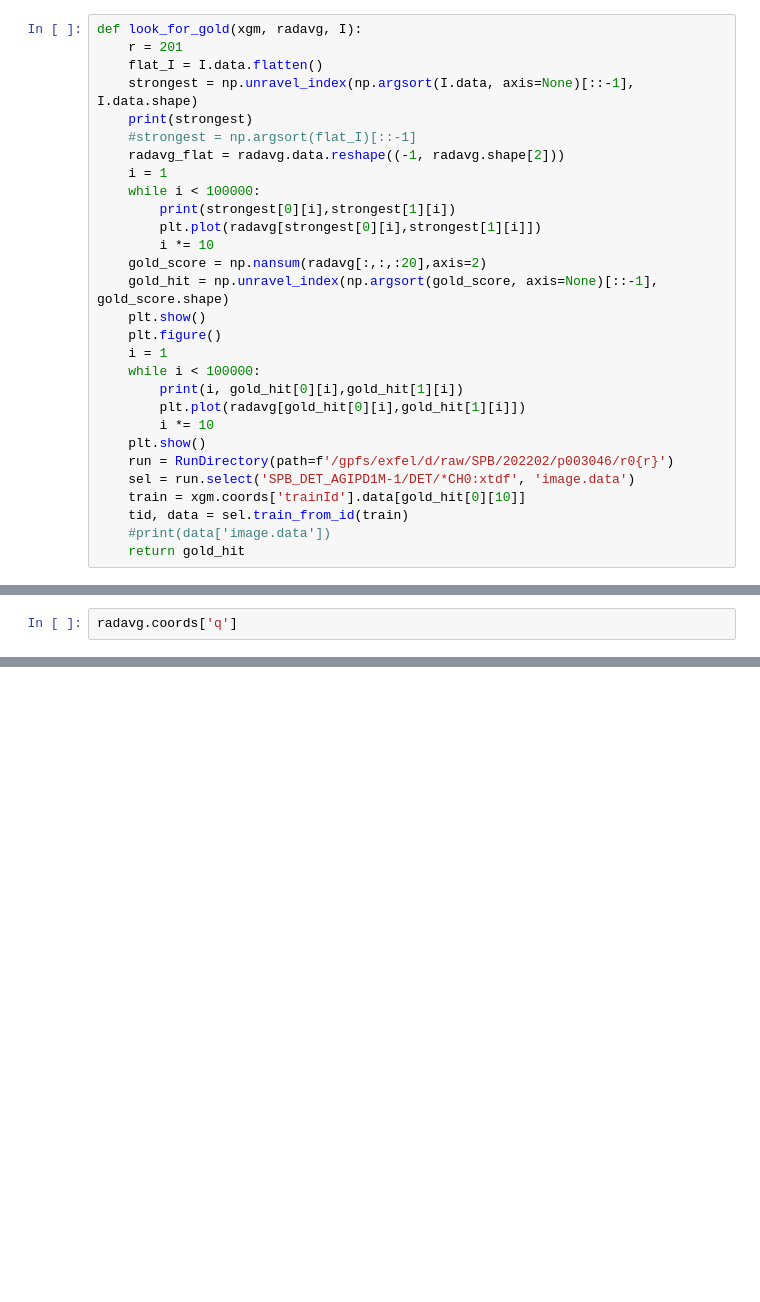
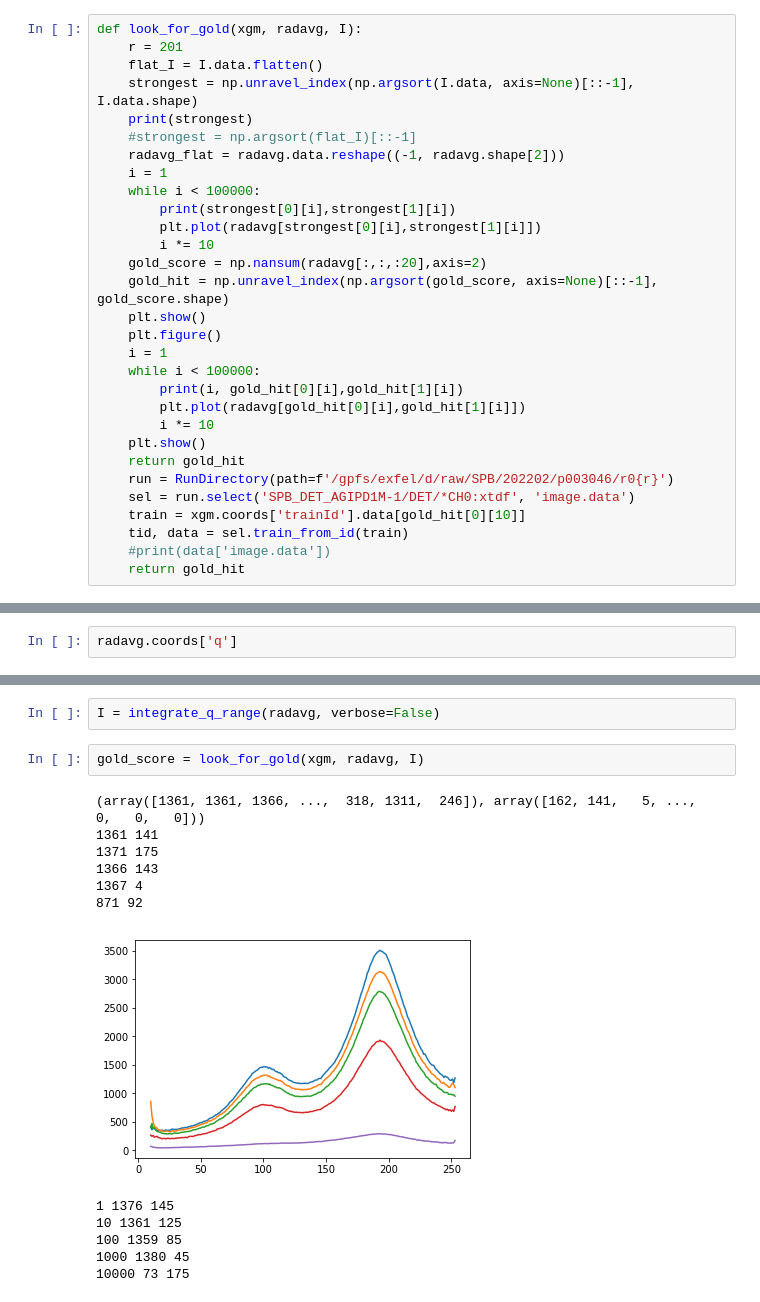
Before and after one commit to FilipeMaia/xfel3046, a Jupyter notebook: offline/jupyter/sheet_analysis_filipe.ipynb, the cells around one changed output, grey strips where cells are left out. Cells and saved outputs as stored; diff of their text form; blank space fills up the shorter version.

```diff
--- a/offline/jupyter/sheet_analysis_filipe.ipynb
+++ b/offline/jupyter/sheet_analysis_filipe.ipynb
@@ -298,6 +300,7 @@ def look_for_gold(xgm, radavg, I):
         plt.plot(radavg[gold_hit[0][i],gold_hit[1][i]])
         i *= 10
     plt.show()
+    return gold_hit
     run = RunDirectory(path=f'/gpfs/exfel/d/raw/SPB/202202/p003046/r0{r}')
     sel = run.select('SPB_DET_AGIPD1M-1/DET/*CH0:xtdf', 'image.data')
     train = xgm.coords['trainId'].data[gold_hit[0][10]]
@@ -580,0 +636,17 @@ radavg.coords['q']
+# %%
+I = integrate_q_range(radavg, verbose=False)
+# %%
+gold_score = look_for_gold(xgm, radavg, I)
+# %% [output]
+(array([1361, 1361, 1366, ...,  318, 1311,  246]), array([162, 141,   5, ...,   0,   0,   0]))
+1361 141
+1371 175
+1366 143
+1367 4
+871 92
+[figure, added]
+1 1376 145
+10 1361 125
+100 1359 85
+1000 1380 45
+10000 73 175
```
Also changed, not shown: parts of 21 cells of this notebook, 2 other files.
